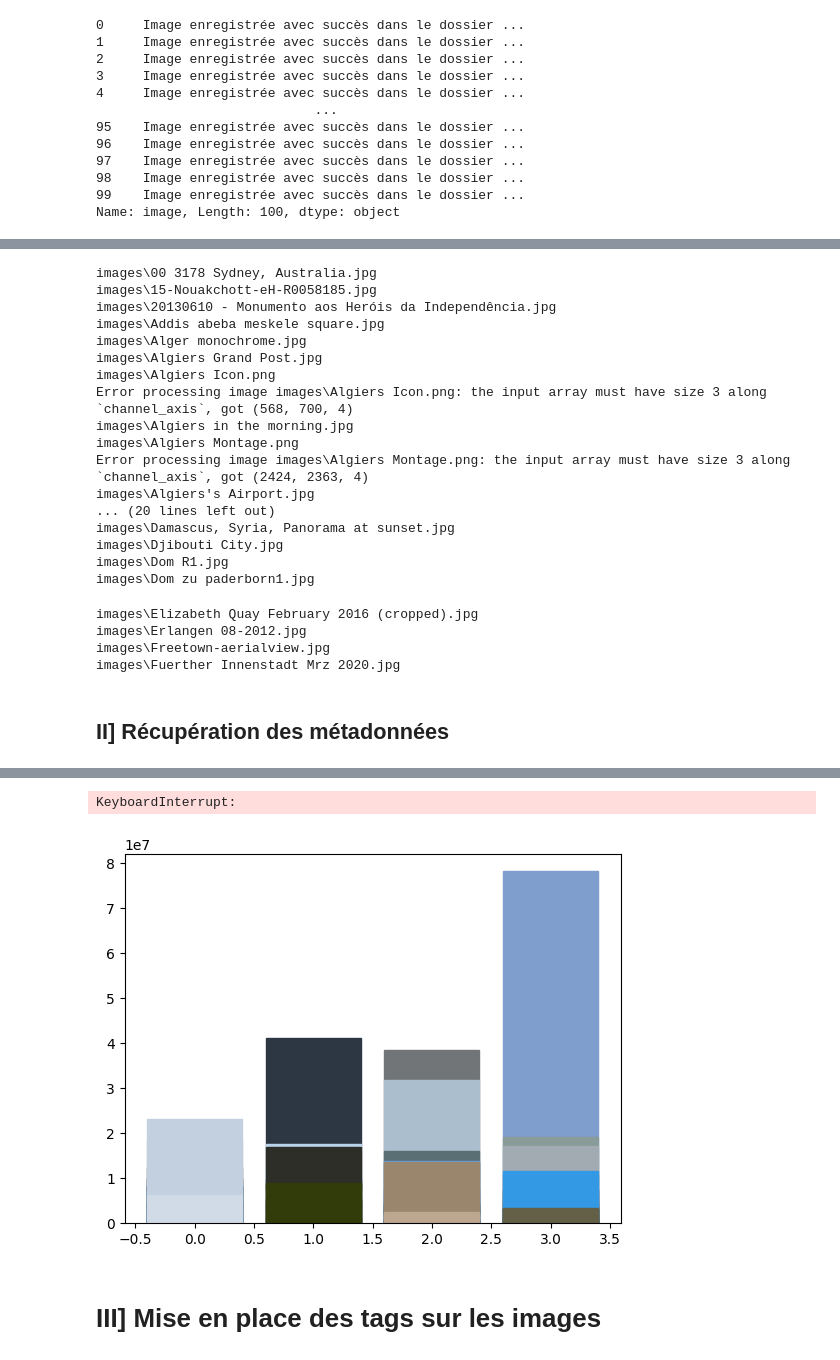
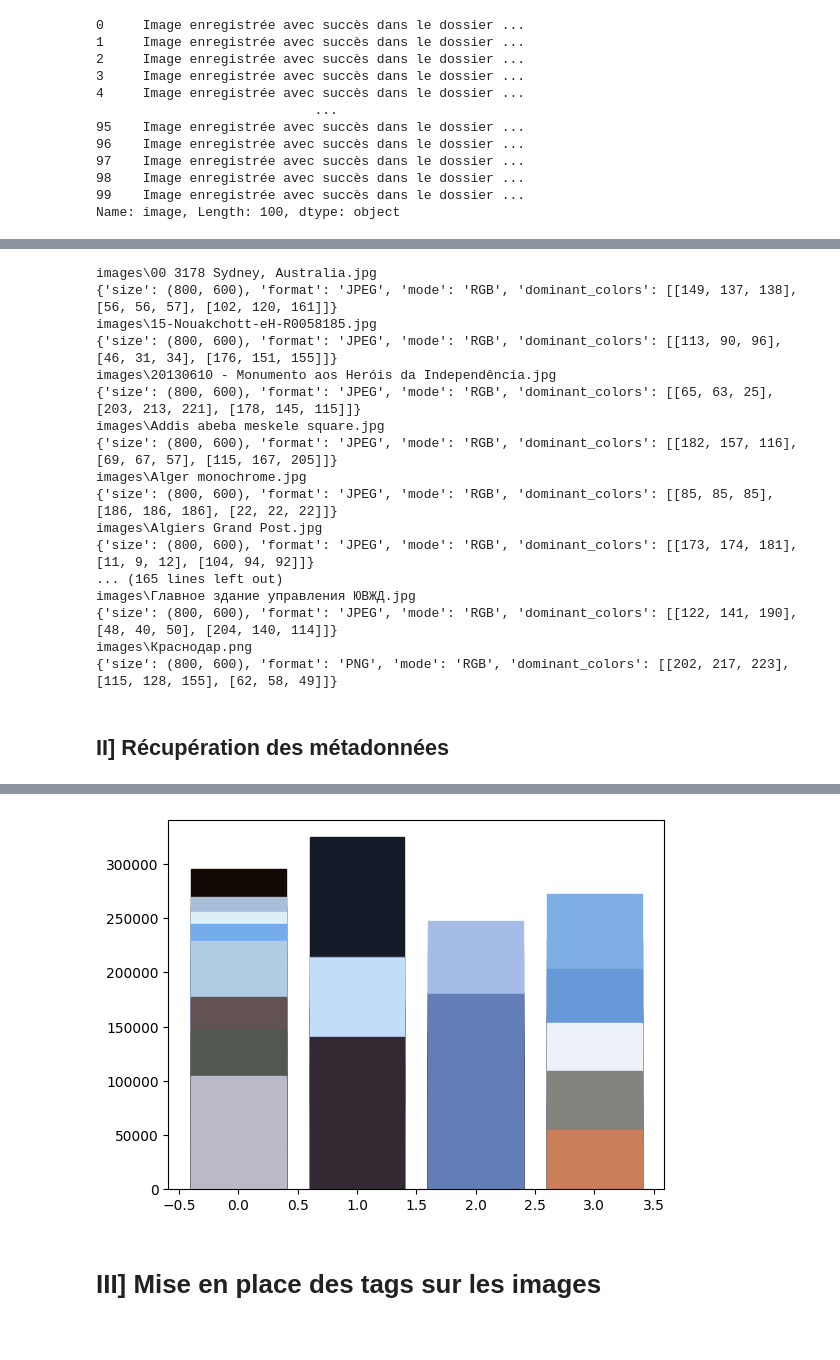
Before and after one commit to AdrienRCQ/bigdata, a Jupyter notebook: fr/Projet/Project.ipynb, the cells around one changed output, grey strips where cells are left out. Drawn from its saved outputs; the diff is of its cells as text; code cells hidden in the pictures.

```diff
--- a/fr/Projet/Project.ipynb
+++ b/fr/Projet/Project.ipynb
@@ -131,10 +192,10 @@ def extract_image_metadata(image_path):
             image_metadata['size'] = img.size
             image_metadata['format'] = img.format
             image_metadata['mode'] = img.mode
-            exif_data = img._getexif()
+            exif_data = img.getexif()
             if exif_data:
                 # Extraire des métadonnées EXIF spécifiques si elles existent
-                image_metadata['orientation'] = exif_data.get(274)
+                image_metadata['orientation'] = exif_data.get()
                 image_metadata['date_created'] = exif_data.get(306)
                 image_metadata['camera_model'] = exif_data.get(272)
 
@@ -174,6 +235,7 @@ for filename in os.listdir(images_folder):
         metadata = extract_image_metadata(image_path)
         if metadata:
             # Ajouter les métadonnées extraites à la liste
+            print(metadata)
             images_metadata.append(metadata)
             # Enregistrer les métadonnées dans un fichier JSON avec le même nom que l'image
             output_file = os.path.splitext(image_path)[0] + '.json'
@@ -184,26 +246,22 @@ all_metadata_file = "all_images_metadata.json"
 save_metadata_to_json(images_metadata, all_metadata_file)
 # %% [output]
 images\00 3178 Sydney, Australia.jpg
+{'size': (800, 600), 'format': 'JPEG', 'mode': 'RGB', 'dominant_colors': [[149, 137, 138], [56, 56, 57], [102, 120, 161]]}
 images\15-Nouakchott-eH-R0058185.jpg
+{'size': (800, 600), 'format': 'JPEG', 'mode': 'RGB', 'dominant_colors': [[113, 90, 96], [46, 31, 34], [176, 151, 155]]}
 images\20130610 - Monumento aos Heróis da Independência.jpg
+{'size': (800, 600), 'format': 'JPEG', 'mode': 'RGB', 'dominant_colors': [[65, 63, 25], [203, 213, 221], [178, 145, 115]]}
 images\Addis abeba meskele square.jpg
+{'size': (800, 600), 'format': 'JPEG', 'mode': 'RGB', 'dominant_colors': [[182, 157, 116], [69, 67, 57], [115, 167, 205]]}
 images\Alger monochrome.jpg
+{'size': (800, 600), 'format': 'JPEG', 'mode': 'RGB', 'dominant_colors': [[85, 85, 85], [186, 186, 186], [22, 22, 22]]}
 images\Algiers Grand Post.jpg
-images\Algiers Icon.png
-Error processing image images\Algiers Icon.png: the input array must have size 3 along `channel_axis`, got (568, 700, 4)
-images\Algiers in the morning.jpg
-images\Algiers Montage.png
-Error processing image images\Algiers Montage.png: the input array must have size 3 along `channel_axis`, got (2424, 2363, 4)
-images\Algiers's Airport.jpg
-... (20 lines left out)
-images\Damascus, Syria, Panorama at sunset.jpg
-images\Djibouti City.jpg
-images\Dom R1.jpg
-images\Dom zu paderborn1.jpg
+{'size': (800, 600), 'format': 'JPEG', 'mode': 'RGB', 'dominant_colors': [[173, 174, 181], [11, 9, 12], [104, 94, 92]]}
+... (165 lines left out)
+images\Главное здание управления ЮВЖД.jpg
+{'size': (800, 600), 'format': 'JPEG', 'mode': 'RGB', 'dominant_colors': [[122, 141, 190], [48, 40, 50], [204, 140, 114]]}
+images\Краснодар.png
+{'size': (800, 600), 'format': 'PNG', 'mode': 'RGB', 'dominant_colors': [[202, 217, 223], [115, 128, 155], [62, 58, 49]]}
-images\Elizabeth Quay February 2016 (cropped).jpg
-images\Erlangen 08-2012.jpg
-images\Freetown-aerialview.jpg
-images\Fuerther Innenstadt Mrz 2020.jpg
 # %% [markdown]
 ## II] Récupération des métadonnées
 # %%
@@ -279,7 +337,7 @@ def metadata_color_images():
         except Exception as e:
             continue
     with open("color_data.json","w") as file:
-        json.dump(color_metadata, file, default=str)
+        json.dump(color_metadata, file, default=str, indent=4)
     return
 
 metadata_color_images()
@@ -304,4 +362,3 @@ metadata_color_images()
-KeyboardInterrupt:
-[figure, old version]
+[figure, new version]
 # %% [markdown]
 # III] Mise en place des tags sur les images #
```
Also changed, not shown: parts of 2 cells of this notebook, 2 other files.
